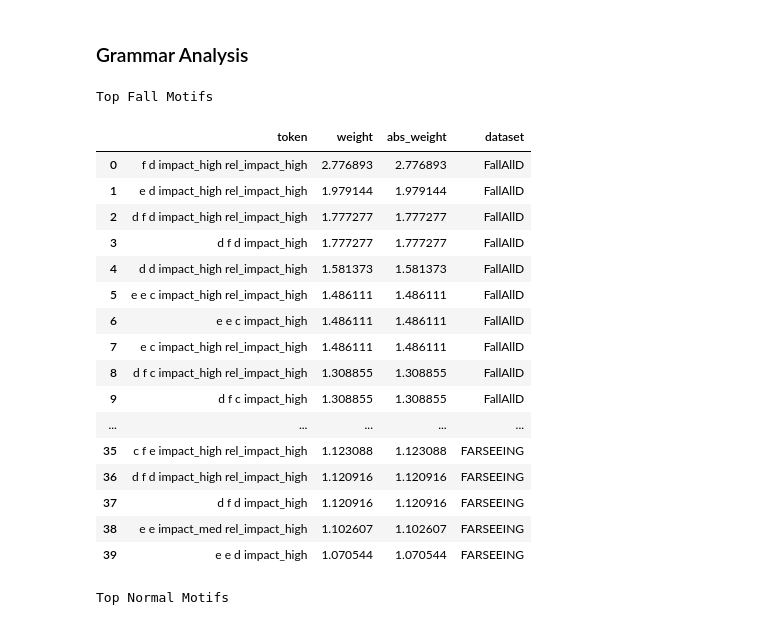
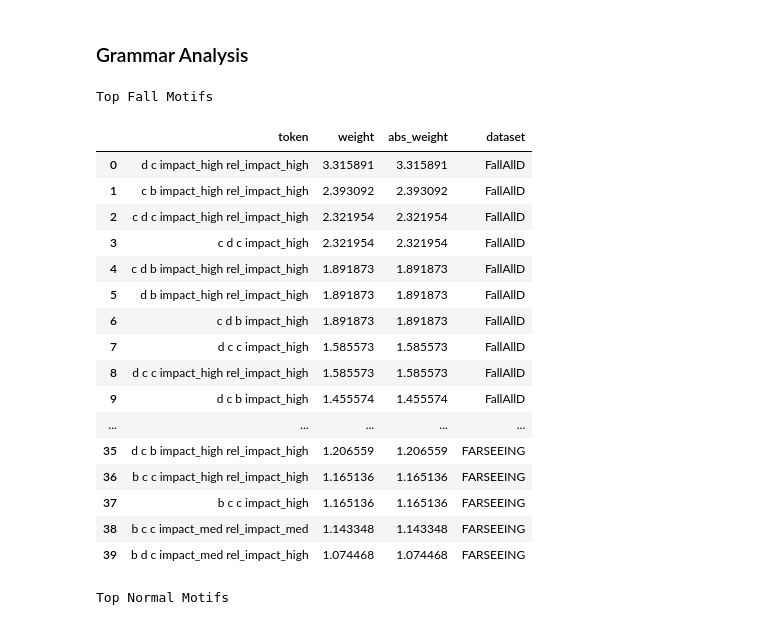
Before and after one commit to mlgig/fall-lm, a Jupyter notebook: experiments.ipynb, the cells around one changed output. Cells and saved outputs as stored; diff of their text form; code cells hidden in the pictures.

```diff
--- a/experiments.ipynb
+++ b/experiments.ipynb
@@ -279,6 +185,8 @@ Fold 2: 8 subjects -> 29 recordings
 Fold 3: 8 subjects -> 24 recordings
 Fold 4: 8 subjects -> 26 recordings
 # %%
+import os
+
 # Fractions of FALL EVENTS to keep
 fractions = [0.01, 0.05, 0.10, 0.25, 0.50, 1.0]
 
@@ -288,6 +196,15 @@ seeds = [0, 1, 2, 3, 4]
 # Identify fall and ADL indices ONCE
 fall_indices = np.where(y_train == 1)[0]
 adl_indices  = np.where(y_train == 0)[0]
+
+SCARCITY_CSV = 'output/results/scarcity_results.csv'
+if os.path.exists(SCARCITY_CSV):
+    prev_scarcity_df = pd.read_csv(SCARCITY_CSV)
+    prev_non_fallm_df = prev_scarcity_df[prev_scarcity_df['model'] != 'FallLM'].copy()
+    rerun_models = "FallLM"
+else:
+    prev_non_fallm_df = None
+    rerun_models = None
 
 all_results = []
 
@@ -306,8 +223,8 @@ for frac in fractions:
         # Subset training data
         X_sub = X_train[keep_indices]
         y_sub = y_train[keep_indices]
-        # Define models exactly as before
-        scarc_specs = get_model_specs(random_state=seed)
+        # Define models exactly as before (optionally restricted to FallLM only)
+        scarc_specs = get_model_specs(random_state=seed, include=rerun_models)
         # Run experiment
         res = run_experiment(
             X_train=X_sub,
@@ -323,14 +240,21 @@ for frac in fractions:
             debounce_secs=60,
             verbose=False
         )
-
         res['train_fraction'] = frac
         res['seed'] = seed
         res['n_falls_used'] = n_keep
         res['total_samples_used'] = len(keep_indices)
         all_results.append(res)
-# Combine all results
-final_scarcity_df = pd.concat(all_results, ignore_index=True)
+
+new_results_df = pd.concat(all_results, ignore_index=True)
+
+if prev_non_fallm_df is not None:
+    final_scarcity_df = pd.concat([prev_non_fallm_df, new_results_df], ignore_index=True)
+else:
+    final_scarcity_df = new_results_df
+
+final_scarcity_df = final_scarcity_df.sort_values(['train_fraction', 'seed', 'model']).reset_index(drop=True)
+final_scarcity_df.to_csv(SCARCITY_CSV, index=False)
 print("\nFINAL DATA SCARCITY RESULTS (Multi-Seed)")
 display(final_scarcity_df)
 # %% [output]
@@ -647,9 +586,8 @@ display(rank_df)
 # %%
 # Train grammar models
 fallLM_farseeing = FallLM(
-    n_bins=8,
+    n_bins=5,
     word_size=3,
-    vectorizer_type="count",
     alpha=2.0,
     ngram_range=(4,5),
     use_diff=False,
@@ -657,9 +595,8 @@ fallLM_farseeing = FallLM(
 ).fit(X_train, y_train)
 
 fallLM_fallalld = FallLM(
-    n_bins=8,
+    n_bins=5,
     word_size=3,
-    vectorizer_type="count",
     alpha=2.0,
     ngram_range=(4,5),
     use_diff=False,
@@ -678,48 +615,48 @@ normal_tokens_fallalld["dataset"] = "FallAllD"
 normal_tokens_farseeing["dataset"] = "FARSEEING"
 
 
 # Combine fall motifs
 fall_motif_df = pd.concat([
     fall_tokens_fallalld,
     fall_tokens_farseeing
 ]).reset_index(drop=True)
 
 
 # Combine normal motifs
 normal_motif_df = pd.concat([
     normal_tokens_fallalld,
     normal_tokens_farseeing
 ]).reset_index(drop=True)
 
 # # Display
 print("\nTop Fall Motifs")
 display(fall_motif_df)
 
 print("\nTop Normal Motifs")
 display(normal_motif_df)
 
 # Export tables
 os.makedirs("output/tables", exist_ok=True)
 fall_motif_df.to_csv("output/tables/top_fall_motifs_by_dataset.csv", index=False)
 normal_motif_df.to_csv("output/tables/top_normal_motifs_by_dataset.csv", index=False)
 # %% [output]
 Top Fall Motifs
 |  | token | weight | abs_weight | dataset |
-| 0 | f d impact_high rel_impact_high | 2.776893 | 2.776893 | FallAllD |
-| 1 | e d impact_high rel_impact_high | 1.979144 | 1.979144 | FallAllD |
-| 2 | d f d impact_high rel_impact_high | 1.777277 | 1.777277 | FallAllD |
-| 3 | d f d impact_high | 1.777277 | 1.777277 | FallAllD |
-| 4 | d d impact_high rel_impact_high | 1.581373 | 1.581373 | FallAllD |
-| 5 | e e c impact_high rel_impact_high | 1.486111 | 1.486111 | FallAllD |
-| 6 | e e c impact_high | 1.486111 | 1.486111 | FallAllD |
-| 7 | e c impact_high rel_impact_high | 1.486111 | 1.486111 | FallAllD |
-| 8 | d f c impact_high rel_impact_high | 1.308855 | 1.308855 | FallAllD |
-| 9 | d f c impact_high | 1.308855 | 1.308855 | FallAllD |
+| 0 | d c impact_high rel_impact_high | 3.315891 | 3.315891 | FallAllD |
+| 1 | c b impact_high rel_impact_high | 2.393092 | 2.393092 | FallAllD |
+| 2 | c d c impact_high rel_impact_high | 2.321954 | 2.321954 | FallAllD |
+| 3 | c d c impact_high | 2.321954 | 2.321954 | FallAllD |
+| 4 | c d b impact_high rel_impact_high | 1.891873 | 1.891873 | FallAllD |
+| 5 | d b impact_high rel_impact_high | 1.891873 | 1.891873 | FallAllD |
+| 6 | c d b impact_high | 1.891873 | 1.891873 | FallAllD |
+| 7 | d c c impact_high | 1.585573 | 1.585573 | FallAllD |
+| 8 | d c c impact_high rel_impact_high | 1.585573 | 1.585573 | FallAllD |
+| 9 | d c b impact_high | 1.455574 | 1.455574 | FallAllD |
 | ... | ... | ... | ... | ... |
-| 35 | c f e impact_high rel_impact_high | 1.123088 | 1.123088 | FARSEEING |
-| 36 | d f d impact_high rel_impact_high | 1.120916 | 1.120916 | FARSEEING |
-| 37 | d f d impact_high | 1.120916 | 1.120916 | FARSEEING |
-| 38 | e e impact_med rel_impact_high | 1.102607 | 1.102607 | FARSEEING |
-| 39 | e e d impact_high | 1.070544 | 1.070544 | FARSEEING |
+| 35 | d c b impact_high rel_impact_high | 1.206559 | 1.206559 | FARSEEING |
+| 36 | b c c impact_high rel_impact_high | 1.165136 | 1.165136 | FARSEEING |
+| 37 | b c c impact_high | 1.165136 | 1.165136 | FARSEEING |
+| 38 | b c c impact_med rel_impact_med | 1.143348 | 1.143348 | FARSEEING |
+| 39 | b d c impact_med rel_impact_high | 1.074468 | 1.074468 | FARSEEING |
 Top Normal Motifs
 |  | token | weight | abs_weight | dataset |
```
Also changed, not shown: parts of 22 cells of this notebook, 29 other files.
